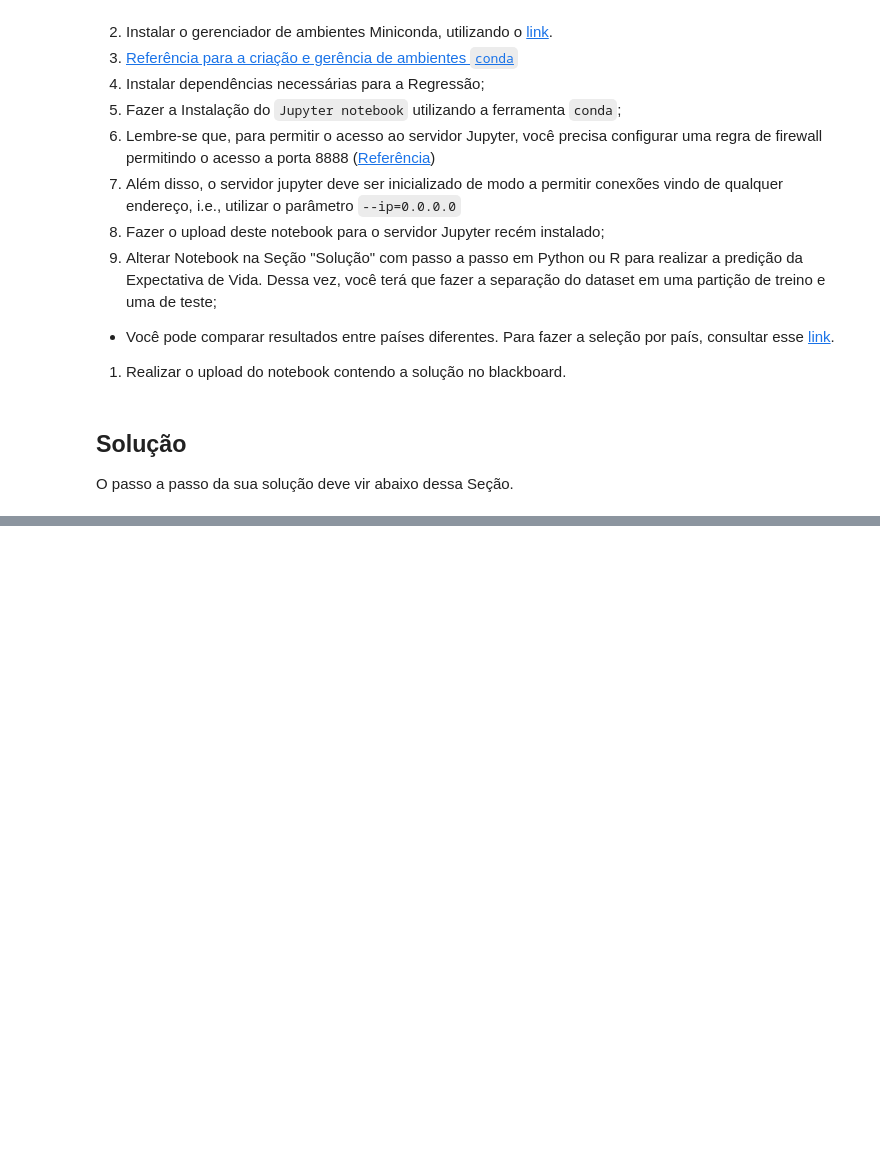
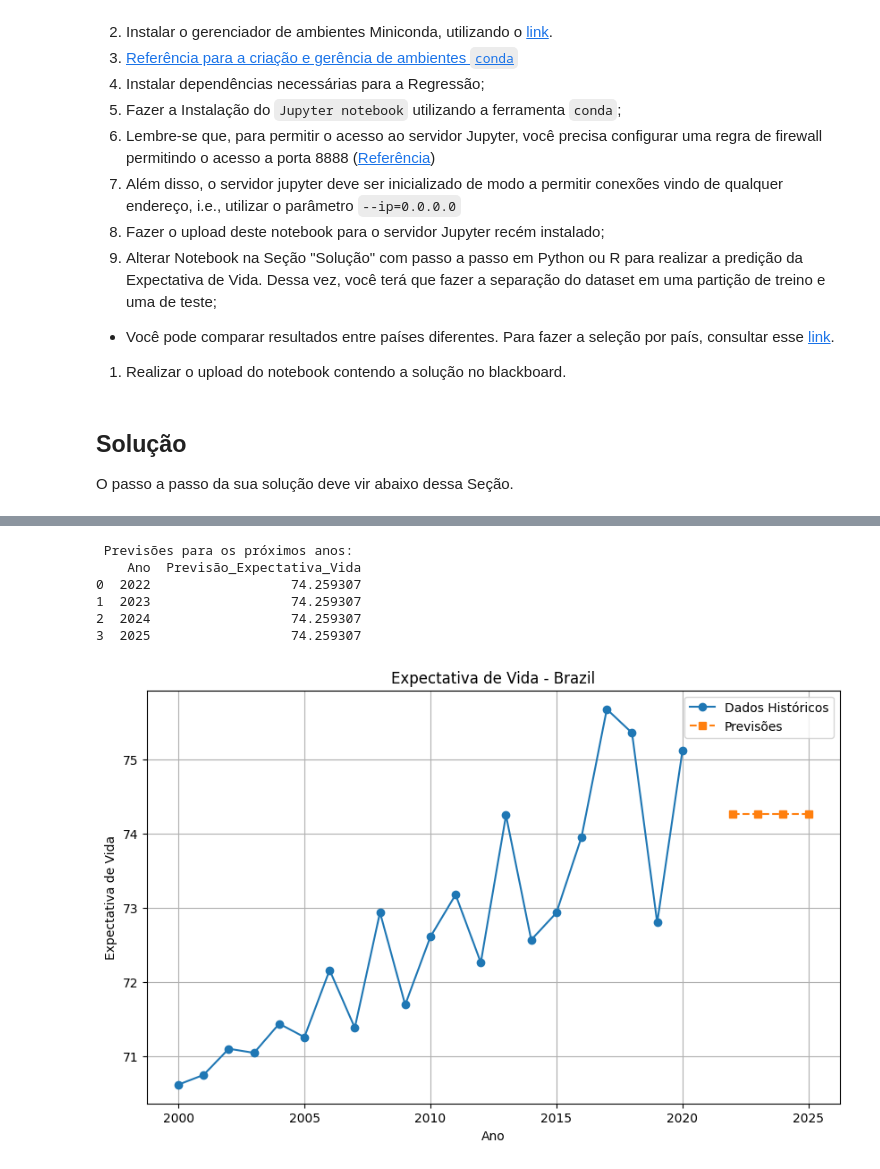
Before and after one commit to mmtaha/BOOTCAMP-EVERIS, a Jupyter notebook: Cópia_de_Life_Expectancy.ipynb, the cells around one changed output, grey strips where cells are left out. Saved outputs shown, nothing was run; the diff lists cells and outputs as text; code cells hidden in the pictures; blank space fills up the shorter version.

```diff
--- a/Cópia_de_Life_Expectancy.ipynb
+++ b/Cópia_de_Life_Expectancy.ipynb
@@ -63,0 +288,43 @@ O passo a passo da sua solução deve vir abaixo dessa Seção.
+# %%
+# Célula 8: Previsões futuras
+# Criar dados futuros para previsão
+anos_futuros = [2022, 2023, 2024, 2025]
+dados_futuros = []
+
+for ano in anos_futuros:
+    dados_futuros.append({
+        'year': ano,
+        'gdp_per_capita': df_pais['gdp_per_capita'].mean() * 1.05,  # Crescimento de 5%
+        'health_expenditure': df_pais['health_expenditure'].mean() * 1.03,
+        'education_years': df_pais['education_years'].mean() * 1.02
+    })
+
+df_futuro = pd.DataFrame(dados_futuros)
+previsoes_futuro = modelo_rf.predict(df_futuro)
+
+resultados_futuro = pd.DataFrame({
+    'Ano': anos_futuros,
+    'Previsão_Expectativa_Vida': previsoes_futuro
+})
+
+print(" Previsões para os próximos anos:")
+print(resultados_futuro)
+
+# Gráfico das previsões
+plt.figure(figsize=(10, 6))
+plt.plot(df_pais['year'], df_pais['life_expectancy'], 'o-', label='Dados Históricos')
+plt.plot(resultados_futuro['Ano'], resultados_futuro['Previsão_Expectativa_Vida'], 's--', label='Previsões')
+plt.title(f'Expectativa de Vida - {pais_selecionado}')
+plt.xlabel('Ano')
+plt.ylabel('Expectativa de Vida')
+plt.legend()
+plt.grid(True)
+plt.show()
+# %% [output]
+ Previsões para os próximos anos:
+    Ano  Previsão_Expectativa_Vida
+0  2022                  74.259307
+1  2023                  74.259307
+2  2024                  74.259307
+3  2025                  74.259307
+[figure, added]
```
Also changed, not shown: parts of 8 cells of this notebook.
